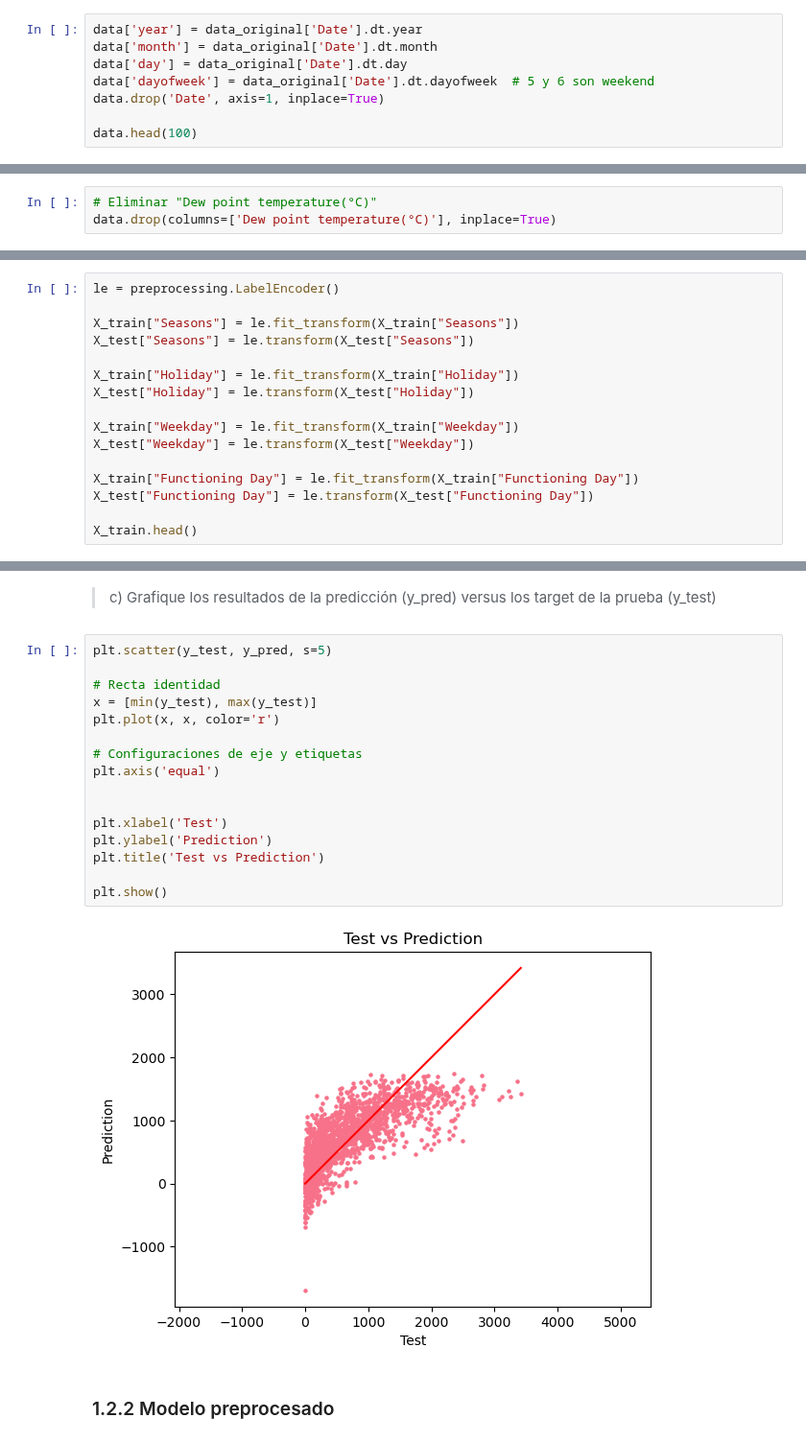
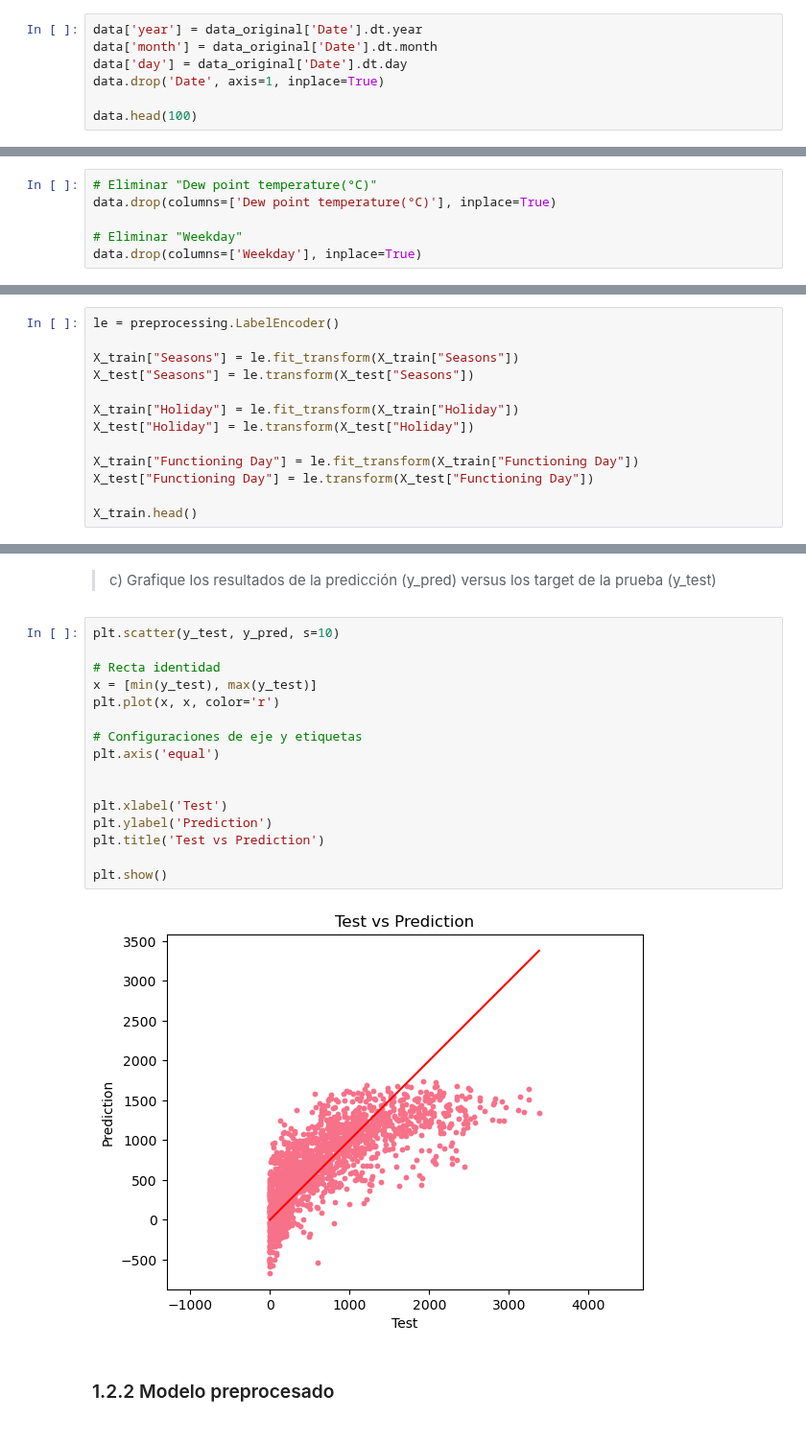
Before and after one commit to DYessouroun/Tareas-ML, a Jupyter notebook: Enunciado_tarea_1.ipynb, the cells around one changed output, grey strips where cells are left out. Shown at 96% size. Cells and saved outputs as stored; diff of their text form.

```diff
--- a/Enunciado_tarea_1.ipynb
+++ b/Enunciado_tarea_1.ipynb
@@ -517,7 +517,6 @@ f) `Respuesta`: Ordenando de mayor a menor: Verano, Otoño, Primavera, Invierno.
 data['year'] = data_original['Date'].dt.year
 data['month'] = data_original['Date'].dt.month
 data['day'] = data_original['Date'].dt.day
-data['dayofweek'] = data_original['Date'].dt.dayofweek  # 5 y 6 son weekend
 data.drop('Date', axis=1, inplace=True)
 
 data.head(100)
@@ -606,3 +618,6 @@ Por otro lado note que existe una alta correlación inversa entre year y mounth,
 # %%
 # Eliminar "Dew point temperature(°C)"
 data.drop(columns=['Dew point temperature(°C)'], inplace=True)
+
+# Eliminar "Weekday"
+data.drop(columns=['Weekday'], inplace=True)
@@ -656,9 +673,6 @@ X_test["Seasons"] = le.transform(X_test["Seasons"])
 X_train["Holiday"] = le.fit_transform(X_train["Holiday"])
 X_test["Holiday"] = le.transform(X_test["Holiday"])
 
-X_train["Weekday"] = le.fit_transform(X_train["Weekday"])
-X_test["Weekday"] = le.transform(X_test["Weekday"])
-
 X_train["Functioning Day"] = le.fit_transform(X_train["Functioning Day"])
 X_test["Functioning Day"] = le.transform(X_test["Functioning Day"])
 
@@ -714,23 +727,23 @@ mean_squared_error(y_test, y_pred)
 # %% [markdown]
 > c) Grafique los resultados de la predicción (y_pred) versus los target de la prueba (y_test)
 # %%
-plt.scatter(y_test, y_pred, s=5)
+plt.scatter(y_test, y_pred, s=10)
 
 # Recta identidad
 x = [min(y_test), max(y_test)]
 plt.plot(x, x, color='r')
 
 # Configuraciones de eje y etiquetas
 plt.axis('equal')
 
 
 plt.xlabel('Test')
 plt.ylabel('Prediction')
 plt.title('Test vs Prediction')
 
 plt.show()
 # %% [output]
-[figure, old version]
+[figure, new version]
 # %% [markdown]
 ### 1.2.2 Modelo preprocesado
 # %% [markdown]
```
Also changed, not shown: parts of 18 cells of this notebook, 1 other file.
